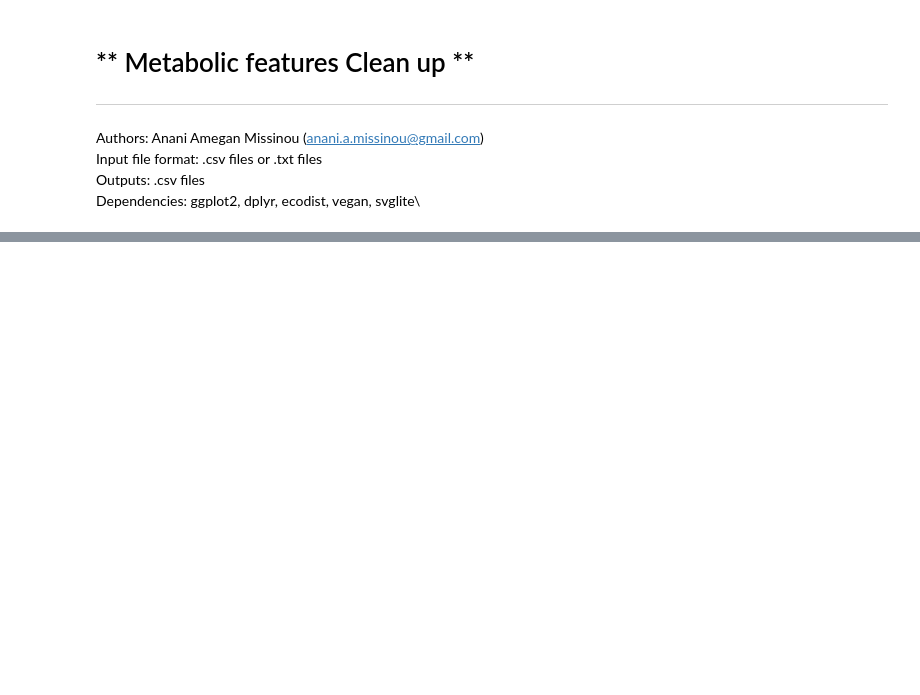
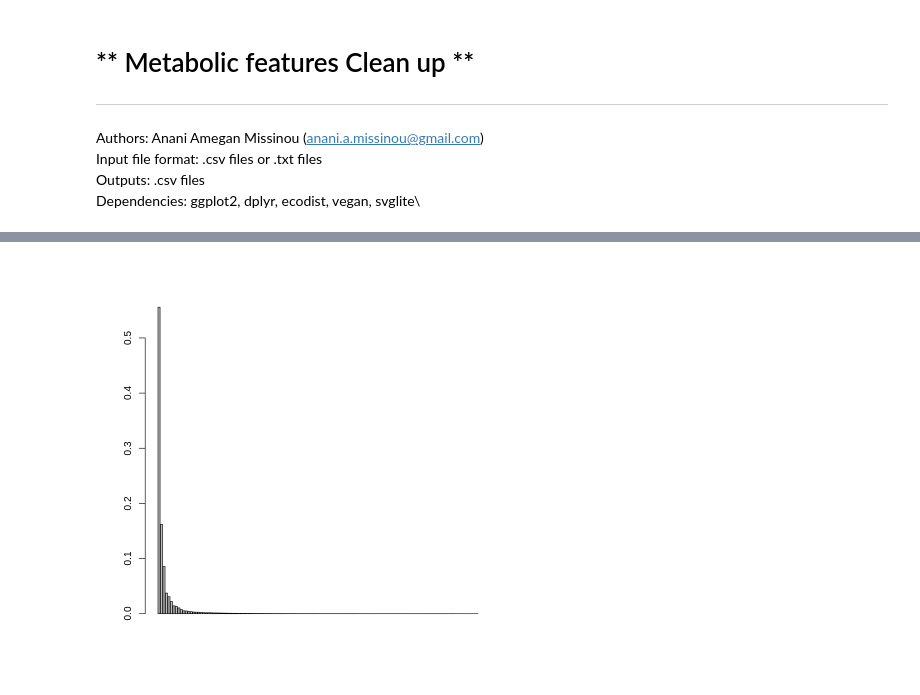
Before and after one commit to 2AMissinou/Metabolomics-Filtering, a Jupyter notebook: Metabolic_Features_Filtering_PCoA.ipynb, the cells around one changed output, grey strips where cells are left out. Drawn from its saved outputs; the diff is of its cells as text; code cells hidden in the pictures; blank space fills up the shorter version.

```diff
--- a/Metabolic_Features_Filtering_PCoA.ipynb
+++ b/Metabolic_Features_Filtering_PCoA.ipynb
@@ -636,0 +117,11 @@ A data.frame: 6 × 138
+# %%
+PCA <- rda(varespec, scale = FALSE)
+# Use scale = TRUE if your variables are on different scales (e.g. for abiotic variables).
+# Here, all species are measured on the same scale
+# So use scale = FALSE
+
+# Now plot a bar plot of relative eigenvalues. This is the percentage variance explained by each axis
+barplot(as.vector(PCA$CA$eig)/sum(PCA$CA$eig))
+# How much of the variance in our dataset is explained by the first principal component?
+# %% [output]
+[figure, added]
```
Also changed, not shown: parts of 96 cells of this notebook.
